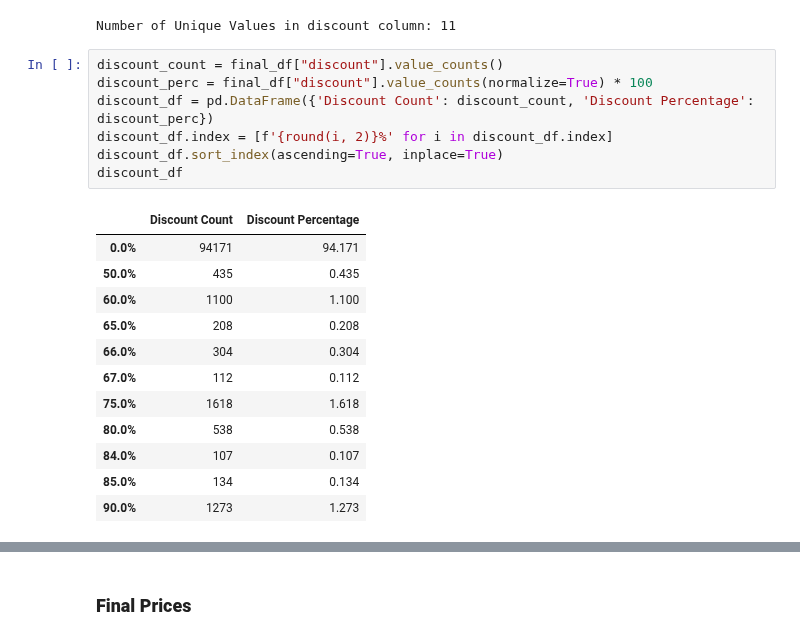
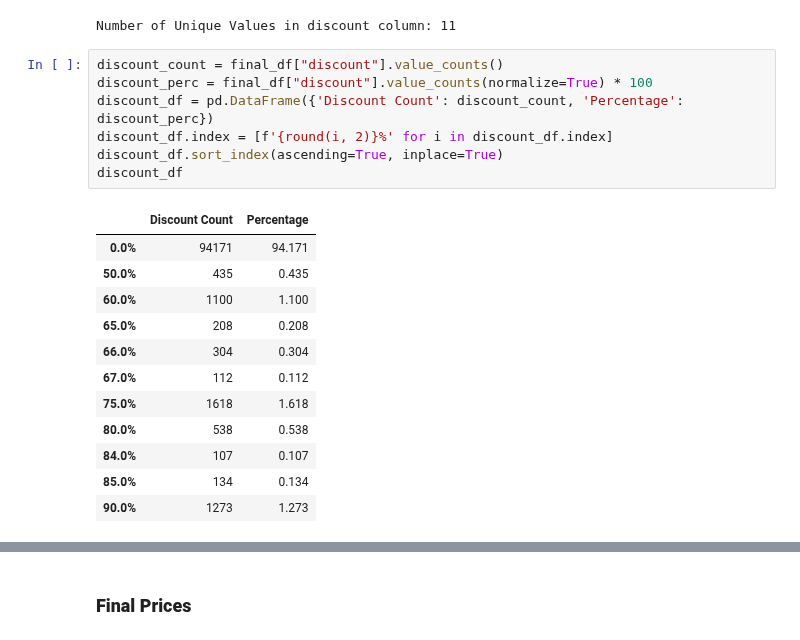
Before and after one commit to JohannesRahn/MachineLearningGroupProject, a Jupyter notebook: group7.ipynb, the cells around one changed output, grey strips where cells are left out. Saved outputs shown, nothing was run; the diff lists cells and outputs as text.

```diff
--- a/group7.ipynb
+++ b/group7.ipynb
@@ -356,12 +358,12 @@ Number of Unique Values in discount column: 11
 # %%
 discount_count = final_df["discount"].value_counts()
 discount_perc = final_df["discount"].value_counts(normalize=True) * 100
-discount_df = pd.DataFrame({'Discount Count': discount_count, 'Discount Percentage': discount_perc})
+discount_df = pd.DataFrame({'Discount Count': discount_count, 'Percentage': discount_perc})
 discount_df.index = [f'{round(i, 2)}%' for i in discount_df.index]
 discount_df.sort_index(ascending=True, inplace=True)
 discount_df
 # %% [output]
-|  | Discount Count | Discount Percentage |
+|  | Discount Count | Percentage |
 | 0.0% | 94171 | 94.171 |
 | 50.0% | 435 | 0.435 |
 | 60.0% | 1100 | 1.100 |
```
Also changed, not shown: parts of 40 cells of this notebook.
